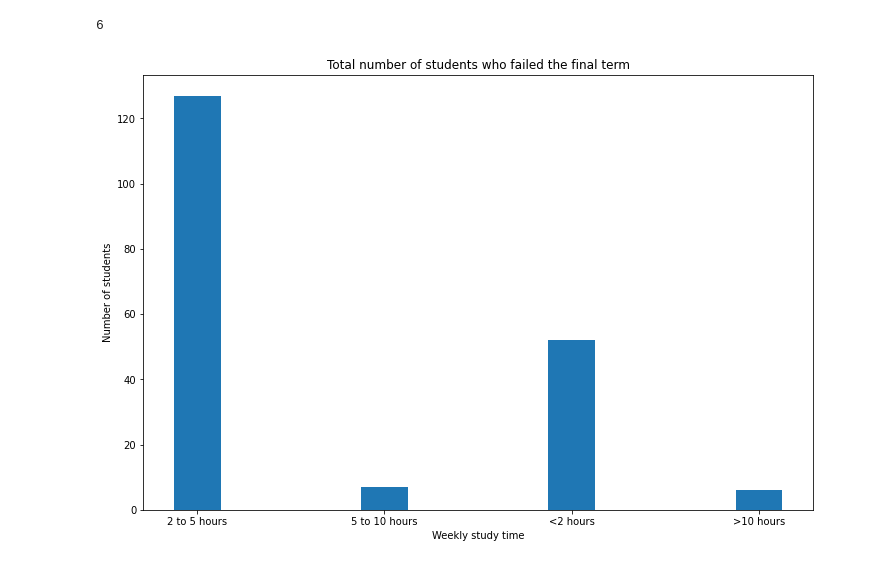
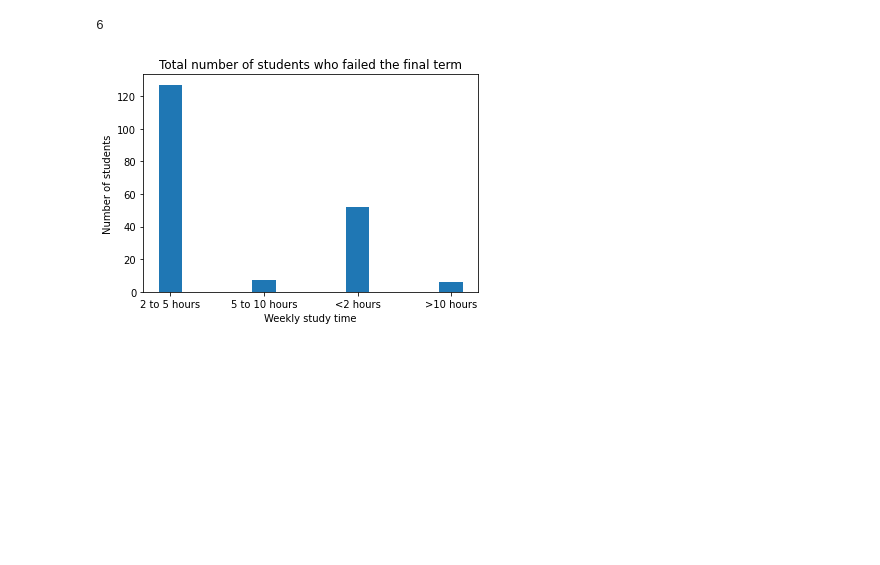
Before and after one commit to kuzzalrb/Python-Coursework, a Jupyter notebook: Coursework Programs/Part 1/1_4_answers.ipynb, the cells around one changed output. Saved outputs shown, nothing was run; the diff lists cells and outputs as text; code cells hidden in the pictures; blank space fills up the shorter version.

```diff
--- a/Coursework Programs/Part 1/4_answers.ipynb
+++ b/Coursework Programs/Part 1/1_4_answers.ipynb
@@ -163,12 +162,12 @@ greater_than_ten_fail_count
 6
 # %%
 barWidth = 0.25
-fig = plt.subplots(figsize =(12, 8))
+#fig = plt.subplots(figsize =(12, 8))
 fail_count_array = [two_five_fail_count,five_ten_fail_count,less_than_two_fail_count,greater_than_ten_fail_count]
 plt.bar(unique_weekly_study_time, fail_count_array, width = barWidth,)
 plt.title("Total number of students who failed the final term")
 plt.xlabel("Weekly study time")
 plt.ylabel("Number of students")
 plt.show()
 # %% [output]
-[figure, old version]
+[figure, new version]
```
Also changed, not shown: parts of 1 cell of this notebook, 8 other files.
